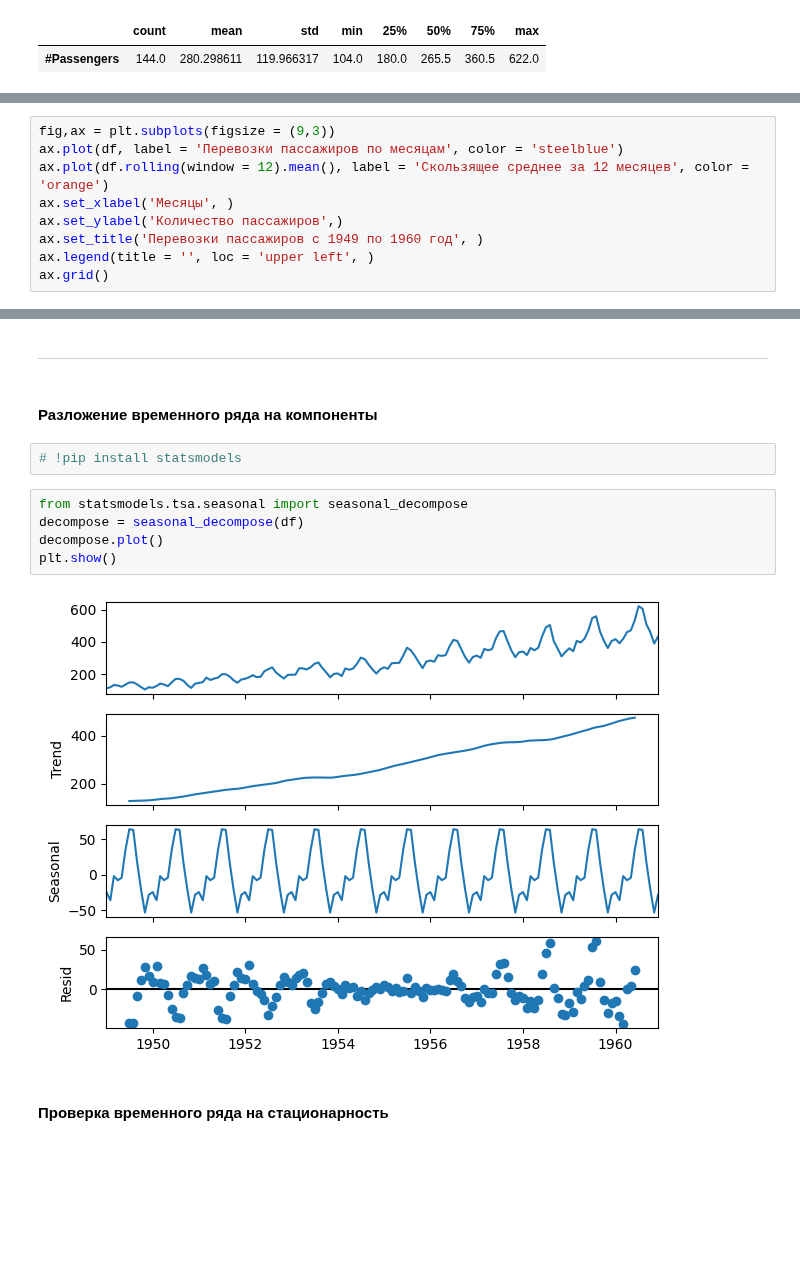
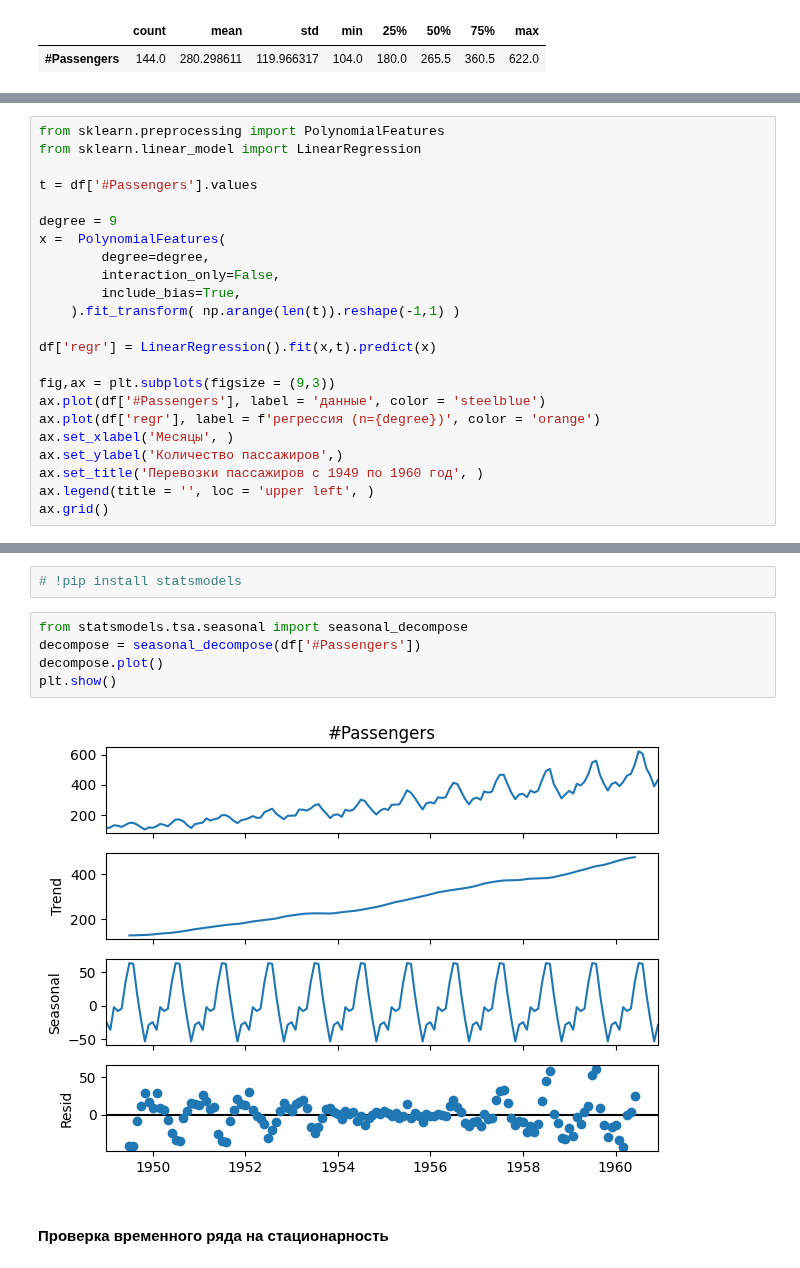
Before and after one commit to mechanoid5/ml_lectorium_2024_I, a Jupyter notebook: examples/22-time-series/01-arima-pass.ipynb, the cells around one changed output, grey strips where cells are left out. Saved outputs shown, nothing was run; the diff lists cells and outputs as text; blank space fills up the shorter version.

```diff
--- a/examples/22-time-series/01-arima-pass.ipynb
+++ b/examples/22-time-series/01-arima-pass.ipynb
@@ -72,7 +77,21 @@ display(df.sample(3))
 # %%
+from sklearn.preprocessing import PolynomialFeatures
+from sklearn.linear_model import LinearRegression
+
+t = df['#Passengers'].values
+
+degree = 9
+x =  PolynomialFeatures(
+        degree=degree,
+        interaction_only=False,
+        include_bias=True,
+    ).fit_transform( np.arange(len(t)).reshape(-1,1) )
+
+df['regr'] = LinearRegression().fit(x,t).predict(x)
+
 fig,ax = plt.subplots(figsize = (9,3))
-ax.plot(df, label = 'Перевозки пассажиров по месяцам', color = 'steelblue')
-ax.plot(df.rolling(window = 12).mean(), label = 'Скользящее среднее за 12 месяцев', color = 'orange')
+ax.plot(df['#Passengers'], label = 'данные', color = 'steelblue')
+ax.plot(df['regr'], label = f'регрессия (n={degree})', color = 'orange')
 ax.set_xlabel('Месяцы', )
 ax.set_ylabel('Количество пассажиров',)
 ax.set_title('Перевозки пассажиров с 1949 по 1960 год', )
@@ -109,16 +104,12 @@ ax.grid()
-# %% [markdown]
----
-# %% [markdown]
-#### Разложение временного ряда на компоненты
 # %%
 # !pip install statsmodels
 # %%
 from statsmodels.tsa.seasonal import seasonal_decompose
-decompose = seasonal_decompose(df)
+decompose = seasonal_decompose(df['#Passengers'])
 decompose.plot()
 plt.show()
 # %% [output]
-[figure, old version]
+[figure, new version]
 # %% [markdown]
 #### Проверка временного ряда на стационарность
 # %%
```
Also changed, not shown: parts of 26 cells of this notebook, 2 other files.
